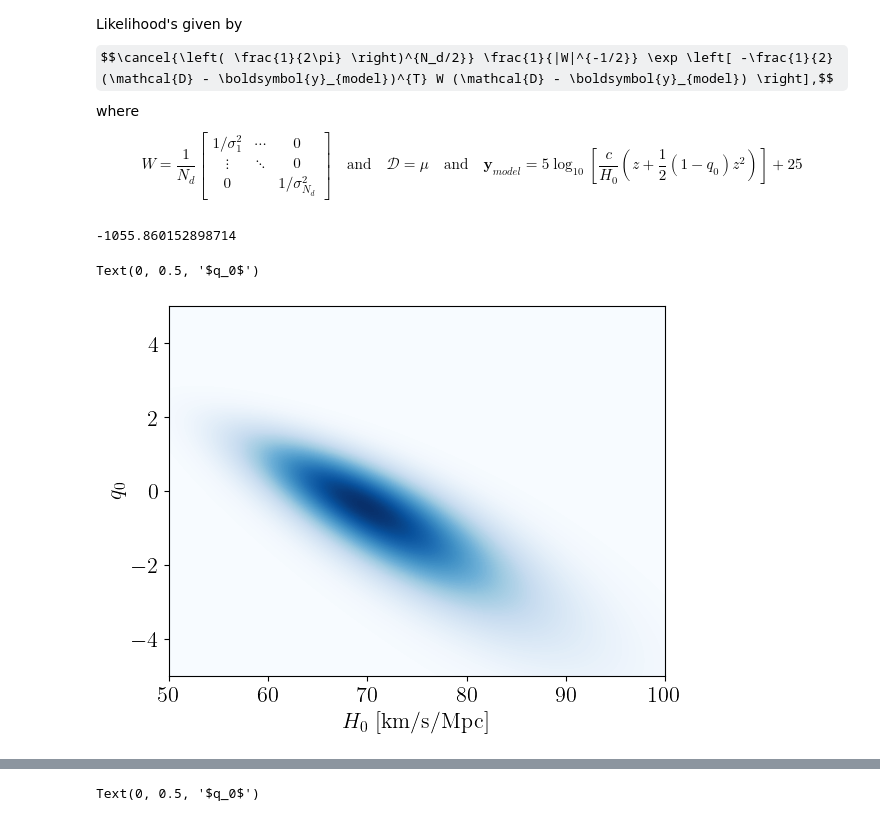
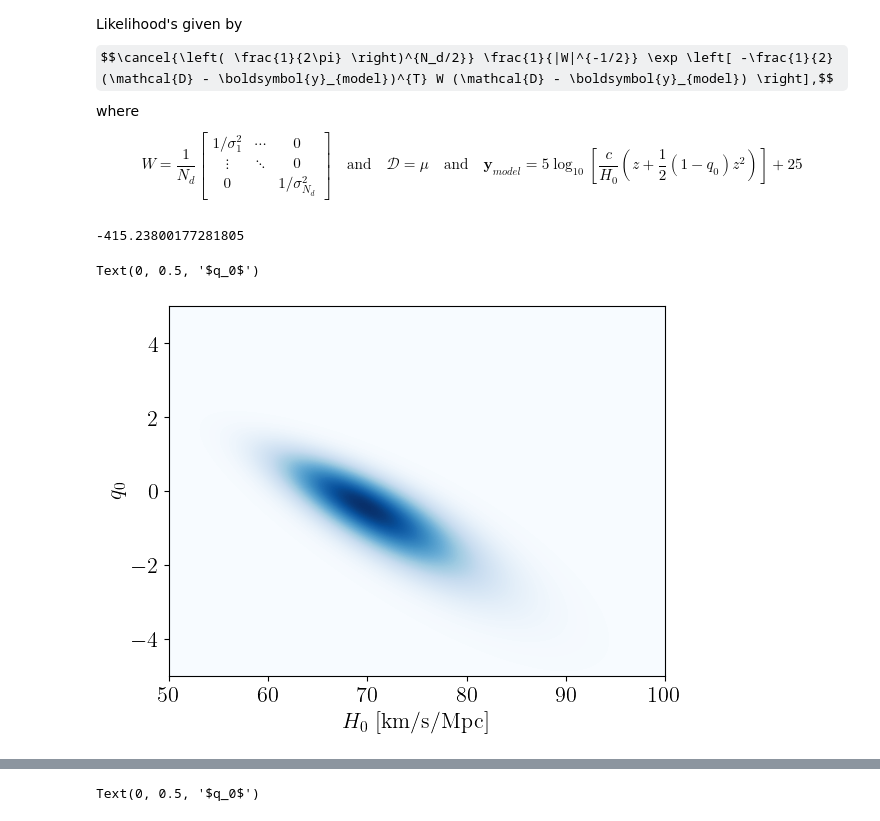
Before and after one commit to j-haralds/Advanced_sim, a Jupyter notebook: proj1_shared/proj1_jonatan.ipynb, the cells around one changed output, grey strips where cells are left out. Saved outputs shown, nothing was run; the diff lists cells and outputs as text; code cells hidden in the pictures; some formulas as TeX source.

```diff
--- a/proj1_shared/proj1_jonatan.ipynb
+++ b/proj1_shared/proj1_jonatan.ipynb
@@ -222,7 +222,7 @@ Prior is given by $$\mathcal{U}_H[H_{min},H_{max}]\times\mathcal{U}_q[q_{min},q_
 
 Likelihood's given by $$\cancel{\left( \frac{1}{2\pi} \right)^{N_d/2}} \frac{1}{|W|^{-1/2}} \exp \left[ -\frac{1}{2} (\mathcal{D} - \boldsymbol{y}_{model})^{T} W (\mathcal{D} - \boldsymbol{y}_{model}) \right],$$ where $$W=\frac{1}{N_d}\begin{bmatrix} 1/\sigma^2_1 & \cdots & 0 \\ \vdots& \ddots & 0 \\ 0 & & 1/\sigma_{N_d}^2 \end{bmatrix}\quad\text{and}\quad\mathcal{D} = \mu \quad \text{and}\quad \boldsymbol{y}_{model}=5\log_{10}\left[\frac{c}{H_0}\left(z + \frac{1}{2}(1-q_0)z^2\right)\right] + 25$$
 # %%
-def log_likelihood(theta, z, mu, sig_m):
+def log_likelihood(theta, z, mu, sig_mu):
     '''
 
     z - found in data frame
@@ -231,19 +231,19 @@ def log_likelihood(theta, z, mu, sig_m):
     '''
     H0 = theta[0]#.flatten()
     q0 = theta[1]#.flatten()
-    s2 = sig_m**2# + theta[2]**2
-
-    w = 1 / s2 * (1 / len(mu))
+    s2 = sig_mu**2# + theta[2]**2
+    Nd = len(mu)
+    w = 1 / s2 * (1 / Nd)
     W = np.diag(w)
     #print(np.max(W))
     y = mu
     model = d_to_mu(get_dl(H0,z,q0))
 
-    log_like = -0.5 * (y - model).T @ W @ (y - model)/np.sum(s2) + 0.5 * np.linalg.det(W) - (np.sum(np.log(2 * np.pi * s2))/2)
+    log_like = -0.5 * (y - model).T @ W @ (y - model)/theta[2] + 0.5 * np.linalg.det(W) - Nd * (np.sum(np.log(2 * np.pi * theta[2]))/2)
 
     return log_like#, y[0], model[0]
 
-def log_prior(theta,a0, b0, H0_lims = [50,100], q0_lims = [-10,10]):
+def log_prior(theta,a0, b0, H0_lims = [50,100], q0_lims = [-2,2]):
 
     H0 = theta[0]#.flatten()
     q0  = theta[1]#.flatten()
@@ -277,13 +277,13 @@ def log_posterior(theta, z, mu, sig_m, a0, b0):
 
     return log_post
 # %%
-IG_mean = 2**2
-IG_mode = 1**2
+IG_mean = 10
+IG_mode = 0.5
 a0, b0  = mean_mode_2_IG_alpha_beta(IG_mean,IG_mode)
 
 print(log_prior(np.array([70,0.5,0.05**2]),a0,b0))
 # %% [output]
--1055.860152898714
+-415.23800177281805
 # %%
 
 H0_grid = np.linspace(50,100,len(z_low))
@@ -295,32 +295,32 @@ HQ_grid = np.dstack((H0,q0))
 grid = HQ_grid.reshape(-1,2)
 
 z = z_low
 mu = mu_low
 sig = mu_err_low
 
 #z = unknown_low
 
 n = 0
 like = np.zeros((len(q0_grid),len(H0_grid)))
 sum_like = 0
 for q_i,i in zip(q0_grid, range(len(q0_grid))):
     for H_i,j in zip(H0_grid, range(len(H0_grid))):
-        lh = log_likelihood([H_i,q_i], z, mu, sig)
+        lh = log_likelihood([H_i,q_i,0.5], z, mu, sig)
         like[i,j] = np.exp(lh)
 
 
 """post_pdf = np.zeros_like(grid)
 for th_idx, th_val in enumerate(H0):
     for s2_idx, s2_val in enumerate(q0):
         post_pdf[s2_idx][th_idx] = log_posterior([th_val,s2_val], z, mu, sig)"""
 
 
 
 plt.contourf(H0, q0, like, levels=200, cmap='Blues')#,alpha=0.5)
 plt.xlabel('$H_0$ [km/s/Mpc]')
 plt.ylabel('$q_0$')
 
 #print(log_posterior(th,z,mu,sig))
 # %% [output]
 Text(0, 0.5, '$q_0$')
-[figure, old version]
+[figure, new version]
```
Also changed, not shown: parts of 7 cells of this notebook.
